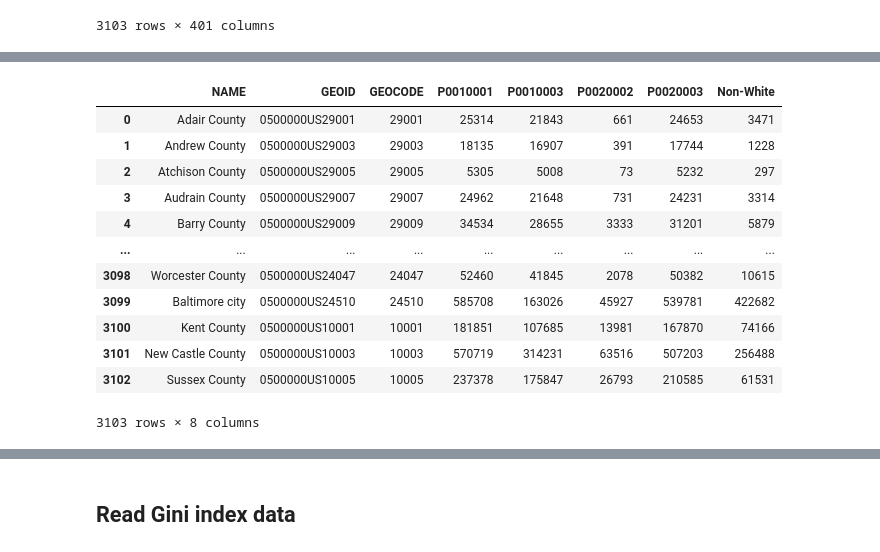
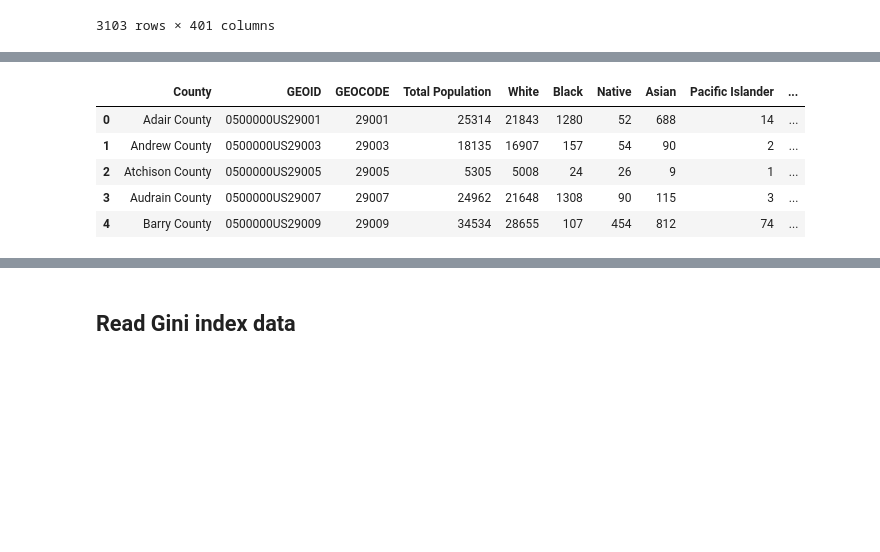
Before and after one commit to jonathantree/Water_Quality_Analysis, a Jupyter notebook: Census_Data_EDA/Demographic_Data.ipynb, the cells around one changed output, grey strips where cells are left out. Cells and saved outputs as stored; diff of their text form; code cells hidden in the pictures; blank space fills up the shorter version.

```diff
--- a/Census_Data_EDA/Demographic_Data.ipynb
+++ b/Census_Data_EDA/Demographic_Data.ipynb
@@ -63,26 +58,18 @@ df.head()
 | 2 | Atchison County | 0500000US29005 | 29005 | 5305 | 5008 | 23 | 25 | 8 | 0 | 30 | ... |
 | 3 | Audrain County | 0500000US29007 | 29007 | 24962 | 21648 | 1307 | 89 | 114 | 2 | 374 | ... |
 | 4 | Barry County | 0500000US29009 | 29009 | 34534 | 28655 | 106 | 453 | 811 | 73 | 1693 | ... |
+# %%
+def add_one(num):
+    return(num+1)
+# %%
+# replace zero values with a 1 so Shannon index calculates without giving NaNs
+df[["P0010004","P0010005","P0010006","P0010007","P0010008","P0010009"]] = df[["P0010004","P0010005","P0010006","P0010007","P0010008","P0010009"]].apply(add_one)
 # %%
 # Calculate non-white population
 df["Non-White"] = df[["P0010004","P0010005","P0010006","P0010007","P0010008","P0010009"]].sum(axis=1)
 # %%
-df.drop(columns=["P0010004","P0010005","P0010006","P0010007","P0010008","P0010009"],inplace=True)
-df
+# df.drop(columns=["P0010004","P0010005","P0010006","P0010007","P0010008","P0010009"],inplace=True)
+# df
-# %% [output]
-|  | NAME | GEOID | GEOCODE | P0010001 | P0010003 | P0020002 | P0020003 | Non-White |
-| 0 | Adair County | 0500000US29001 | 29001 | 25314 | 21843 | 661 | 24653 | 3471 |
-| 1 | Andrew County | 0500000US29003 | 29003 | 18135 | 16907 | 391 | 17744 | 1228 |
-| 2 | Atchison County | 0500000US29005 | 29005 | 5305 | 5008 | 73 | 5232 | 297 |
-| 3 | Audrain County | 0500000US29007 | 29007 | 24962 | 21648 | 731 | 24231 | 3314 |
-| 4 | Barry County | 0500000US29009 | 29009 | 34534 | 28655 | 3333 | 31201 | 5879 |
-| ... | ... | ... | ... | ... | ... | ... | ... | ... |
-| 3098 | Worcester County | 0500000US24047 | 24047 | 52460 | 41845 | 2078 | 50382 | 10615 |
-| 3099 | Baltimore city | 0500000US24510 | 24510 | 585708 | 163026 | 45927 | 539781 | 422682 |
-| 3100 | Kent County | 0500000US10001 | 10001 | 181851 | 107685 | 13981 | 167870 | 74166 |
-| 3101 | New Castle County | 0500000US10003 | 10003 | 570719 | 314231 | 63516 | 507203 | 256488 |
-| 3102 | Sussex County | 0500000US10005 | 10005 | 237378 | 175847 | 26793 | 210585 | 61531 |
-3103 rows × 8 columns
 # %%
 # Rename the columns
 # "P0010001":"Total Population"
@@ -106,6 +93,21 @@ df
 df.rename(columns={"NAME": "County",
                                         "P0010001":"Total Population",
                                         "P0010003":"White",
+                                        "P0010004": "Black",
+                                        "P0010005": "Native",
+                                        "P0010006": "Asian",
+                                        "P0010007": "Pacific Islander",
+                                        "P0010008":"Other",
+                                        "P0010009":"2+ Races",
                                         "P0020002":"Hispanic",
                                         "P0020003":"Not Hispanic",
                                         },inplace=True)
+# %%
+df.head()
+# %% [output]
+|  | County | GEOID | GEOCODE | Total Population | White | Black | Native | Asian | Pacific Islander | ... |
+| 0 | Adair County | 0500000US29001 | 29001 | 25314 | 21843 | 1280 | 52 | 688 | 14 | ... |
+| 1 | Andrew County | 0500000US29003 | 29003 | 18135 | 16907 | 157 | 54 | 90 | 2 | ... |
+| 2 | Atchison County | 0500000US29005 | 29005 | 5305 | 5008 | 24 | 26 | 9 | 1 | ... |
+| 3 | Audrain County | 0500000US29007 | 29007 | 24962 | 21648 | 1308 | 90 | 115 | 3 | ... |
+| 4 | Barry County | 0500000US29009 | 29009 | 34534 | 28655 | 107 | 454 | 812 | 74 | ... |
```
Also changed, not shown: parts of 14 cells of this notebook, 5 other files.
